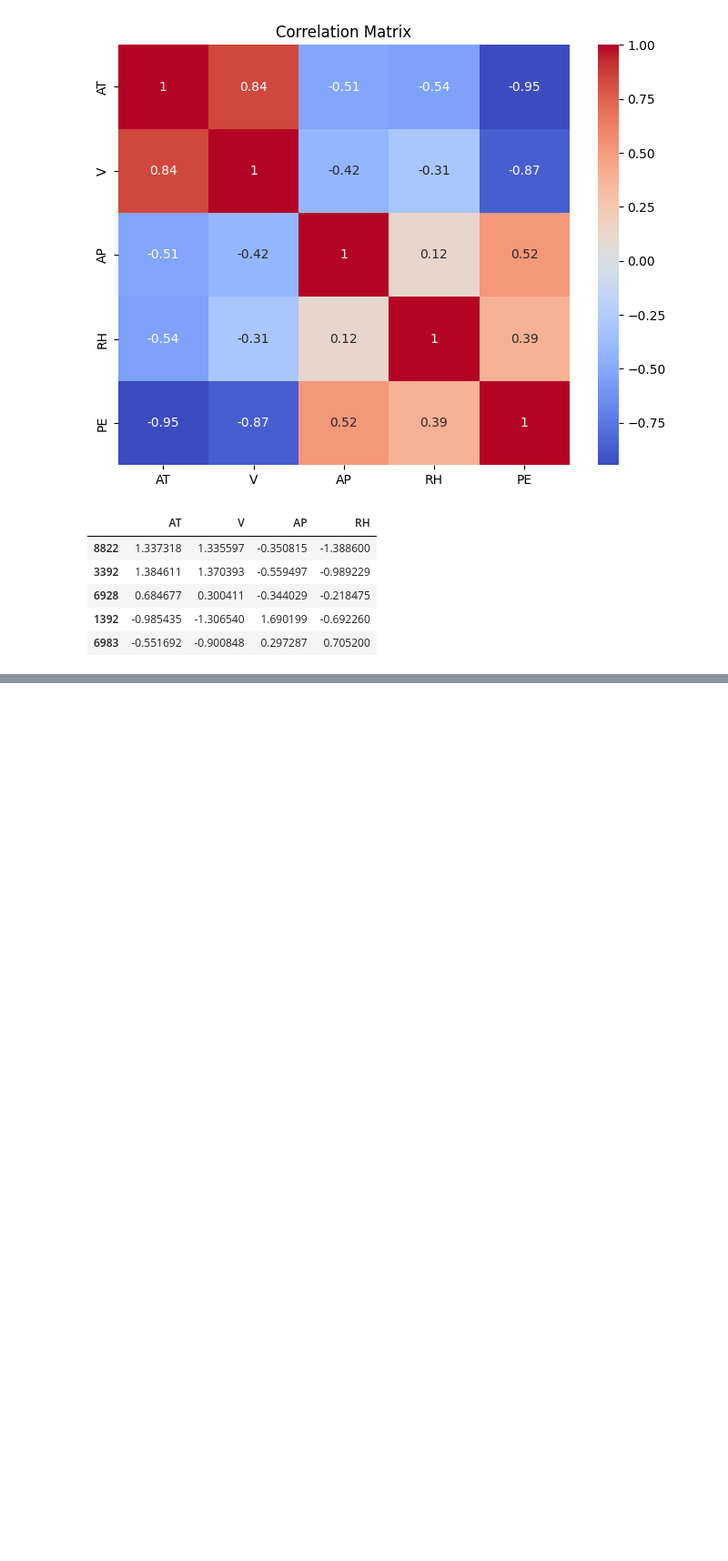
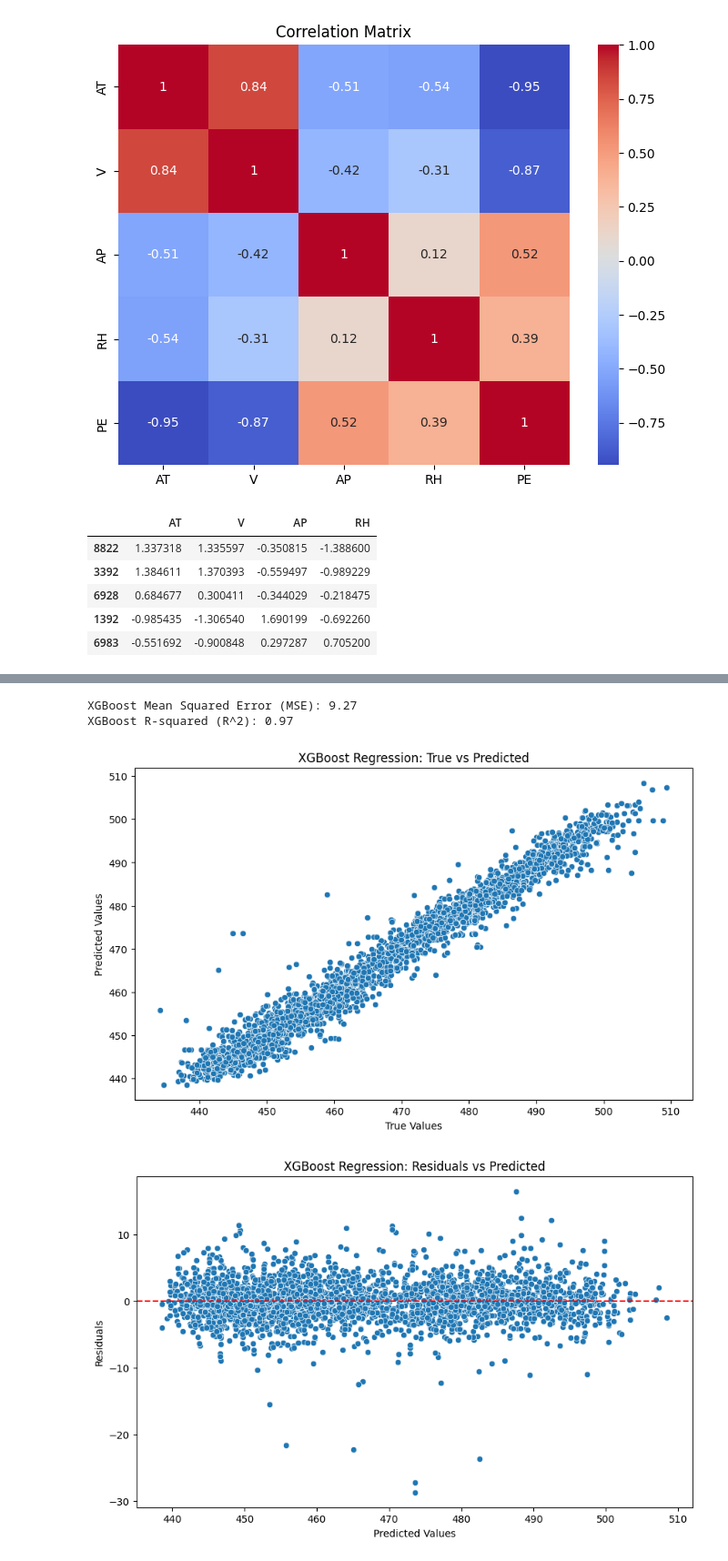
Before and after one commit to Lacikaki7/AI_project1, a Jupyter notebook: Beadando.ipynb, the cells around one changed output, grey strips where cells are left out. Shown at 91% size. Drawn from its saved outputs; the diff is of its cells as text; code cells hidden in the pictures; blank space fills up the shorter version.

```diff
--- a/Beadando.ipynb
+++ b/Beadando.ipynb
@@ -190,0 +281,49 @@ X_train_scaled.head()
+# %%
+# Importáljuk az XGBoost könyvtárat
+import xgboost as xgb
+
+# Létrehozzuk az XGBoost regressziós modellt
+xgb_model = xgb.XGBRegressor()
+
+# Modell kiképzése a tanító adathalmazon
+xgb_model.fit(X_train_scaled, y_train)
+
+# Modell értékelése a teszthalmazon
+xgb_y_pred = xgb_model.predict(X_test_scaled)
+
+# Mean Squared Error (MSE) számítása
+xgb_mse = mean_squared_error(y_test, xgb_y_pred)
+
+# R-squared (R^2) számítása
+xgb_r2 = r2_score(y_test, xgb_y_pred)
+
+# Eredmények kiíratása
+print(f"XGBoost Mean Squared Error (MSE): {xgb_mse:.2f}")
+print(f"XGBoost R-squared (R^2): {xgb_r2:.2f}")
+
+
+import matplotlib.pyplot as plt
+import seaborn as sns
+
+# Modell által becsült és valós eredmények összehasonlítása
+plt.figure(figsize=(10, 6))
+sns.scatterplot(x=y_test, y=xgb_y_pred)
+plt.title('XGBoost Regression: True vs Predicted')
+plt.xlabel('True Values')
+plt.ylabel('Predicted Values')
+plt.show()
+
+# A residuálisok ábrázolása
+residuals = y_test - xgb_y_pred
+plt.figure(figsize=(10, 6))
+sns.scatterplot(x=xgb_y_pred, y=residuals)
+plt.title('XGBoost Regression: Residuals vs Predicted')
+plt.xlabel('Predicted Values')
+plt.ylabel('Residuals')
+plt.axhline(y=0, color='r', linestyle='--')
+plt.show()
+# %% [output]
+XGBoost Mean Squared Error (MSE): 9.27
+XGBoost R-squared (R^2): 0.97
+[figure, added]
+[figure, added]
```
Also changed, not shown: parts of 4 cells of this notebook.
